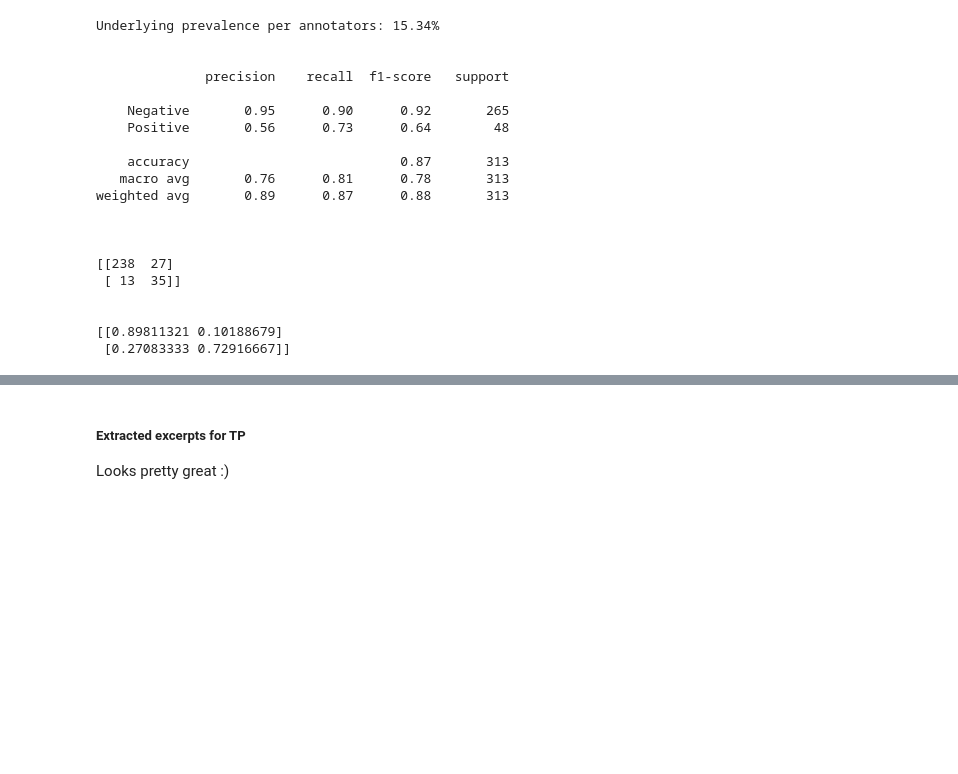
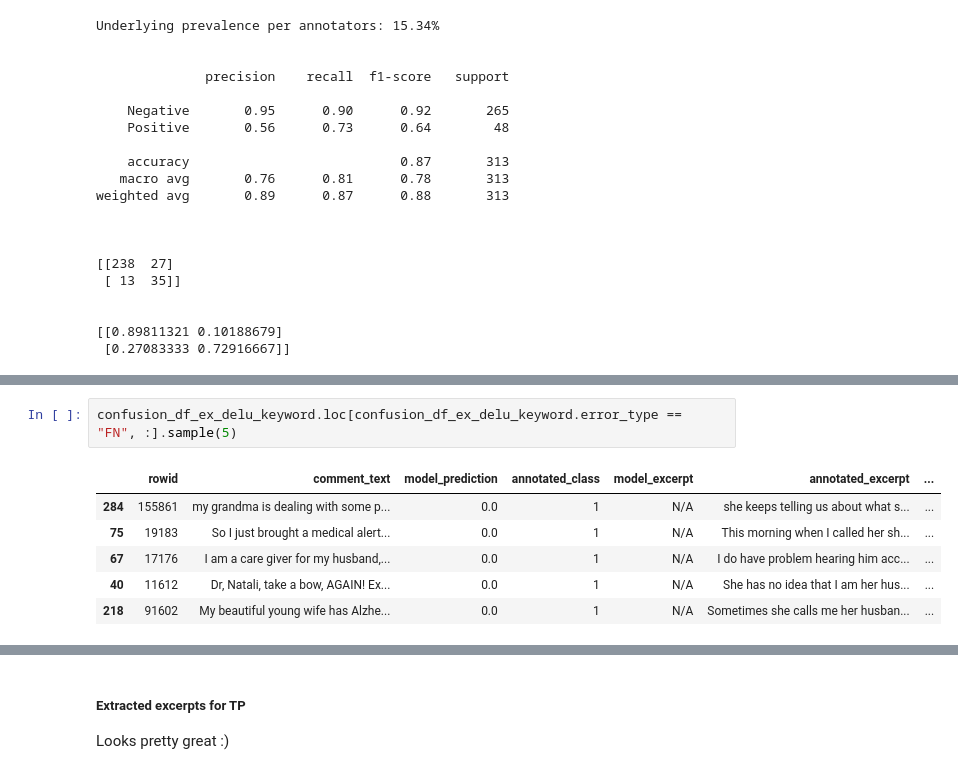
Before and after one commit to dr00b/testing_llm_in_delusion_recognition, a Jupyter notebook: notebooks/compute_results.ipynb, the cells around one changed output, grey strips where cells are left out. Saved outputs shown, nothing was run; the diff lists cells and outputs as text; blank space fills up the shorter version.

```diff
--- a/notebooks/compute_results.ipynb
+++ b/notebooks/compute_results.ipynb
@@ -125,0 +143,9 @@ SyntaxError: invalid syntax (2671359493.py, line 2)
+# %%
+confusion_df_ex_delu_keyword.loc[confusion_df_ex_delu_keyword.error_type == "FN", :].sample(5)
+# %% [output]
+|  | rowid | comment_text | model_prediction | annotated_class | model_excerpt | annotated_excerpt | ... |
+| 284 | 155861 | my grandma is dealing with some p... | 0.0 | 1 | N/A | she keeps telling us about what s... | ... |
+| 75 | 19183 | So I just brought a medical alert... | 0.0 | 1 | N/A | This morning when I called her sh... | ... |
+| 67 | 17176 | I am a care giver for my husband,... | 0.0 | 1 | N/A | I do have problem hearing him acc... | ... |
+| 40 | 11612 | Dr, Natali, take a bow, AGAIN! Ex... | 0.0 | 1 | N/A | She has no idea that I am her hus... | ... |
+| 218 | 91602 | My beautiful young wife has Alzhe... | 0.0 | 1 | N/A | Sometimes she calls me her husban... | ... |
```
Also changed, not shown: parts of 6 cells of this notebook.
